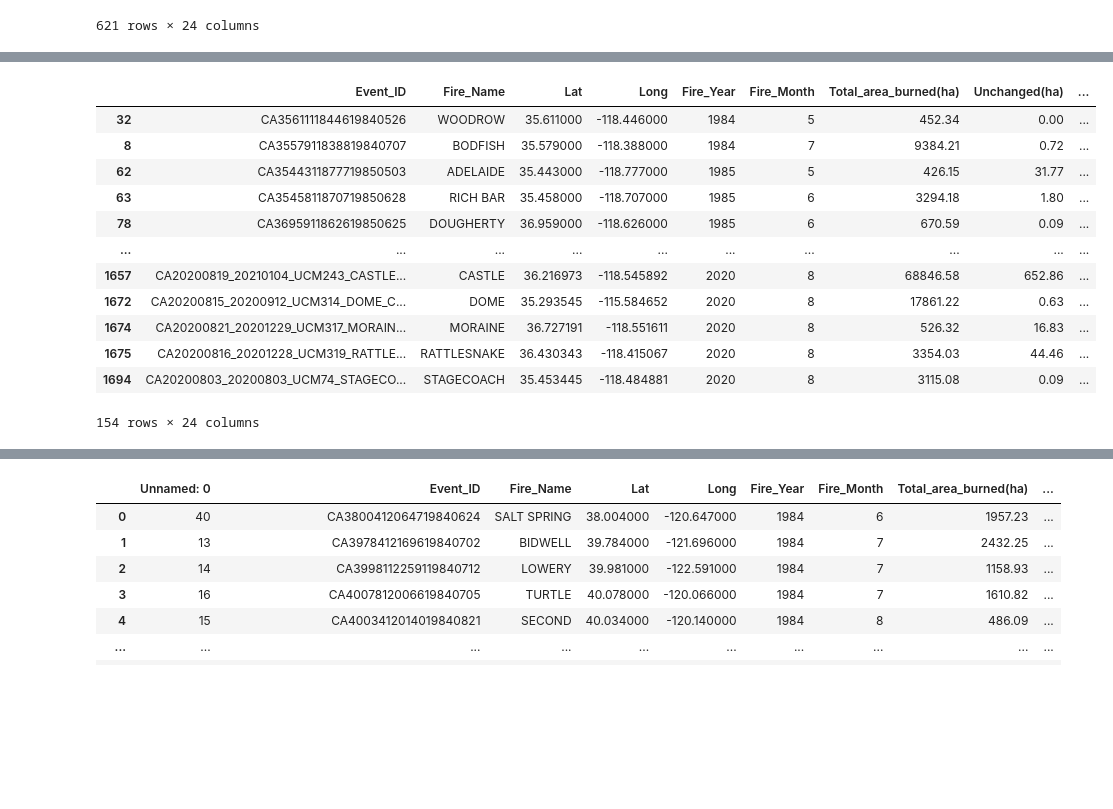
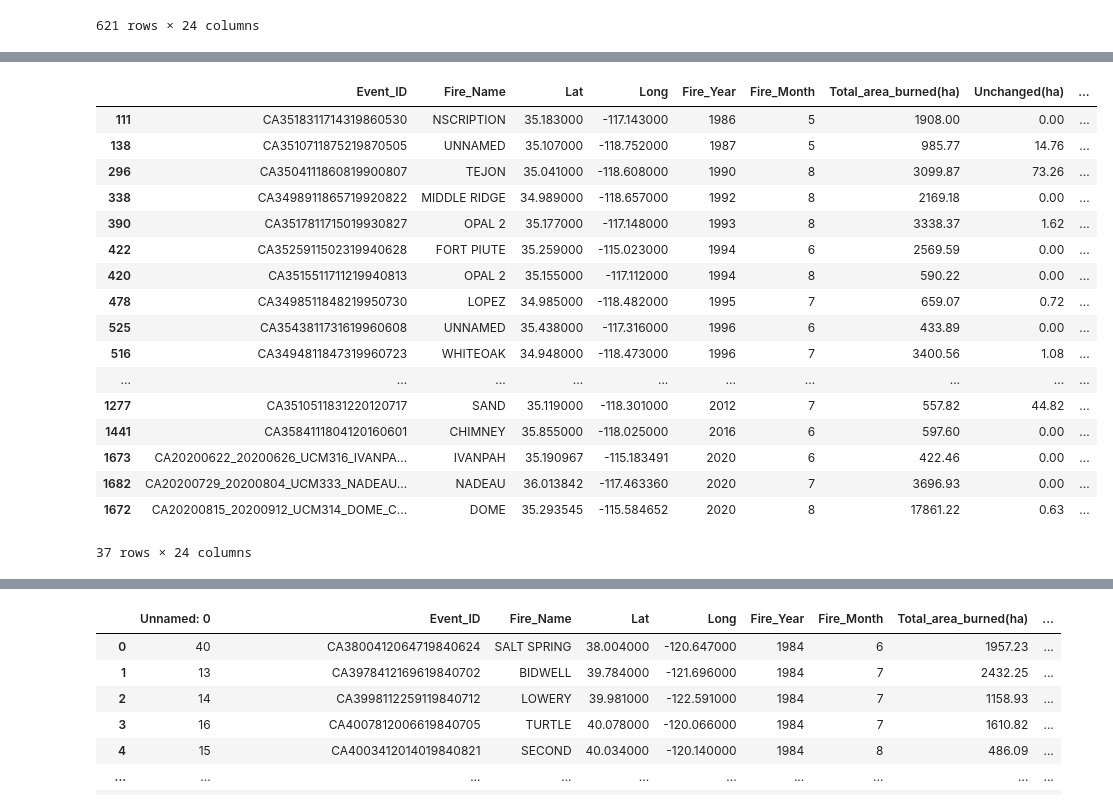
Before and after one commit to armonaDC/Winternship-2023, a Jupyter notebook: Final.ipynb, the cells around one changed output, grey strips where cells are left out. Drawn from its saved outputs; the diff is of its cells as text; code cells hidden in the pictures; blank space fills up the shorter version.

Commit message:
fixed regions for TSLF
there were conflicting rows of data that needed to be resolved

```diff
--- a/Final.ipynb
+++ b/Final.ipynb
@@ -14,6 +14,8 @@ data.sort_values(by=["Fire_Year","Fire_Month"], inplace=True)
 newdata = data[(data["Lat"] < 42.000) & (data["Lat"] > 37.827) & (data["Long"] > -124.000) & (data["Long"] < -119.997)]
 #Region 1: filter all the index satisfied the condition of long and lat
 newdata.to_csv('./region_1.csv')
+data.drop(index=newdata.index, inplace=True)
+
 newdata
 
 # data.set_index(["Lat","Long"], inplace=True)
@@ -38,6 +40,7 @@ newdata
 #Region 2
 newdata = data[(data["Lat"] < 40.192) & (data["Lat"] > 35.127) & (data["Long"] > -122.192) & (data["Long"] < -118.047)]
 newdata.to_csv('./region_2.csv')
+data.drop(index=newdata.index, inplace=True)
 newdata
 # %% [output]
 |  | Event_ID | Fire_Name | Lat | Long | Fire_Year | Fire_Month | Total_area_burned(ha) | Unchanged(ha) | ... |
@@ -56,22 +59,28 @@ newdata
 # %%
 #Region 3
 newdata = data[(data["Lat"] < 37.424) & (data["Lat"] > 34.806) & (data["Long"] > -118.818) & (data["Long"] < -114.134)]
 newdata.to_csv('./region_3.csv')
+data.drop(index=newdata.index, inplace=True)
 newdata
 # %% [output]
 |  | Event_ID | Fire_Name | Lat | Long | Fire_Year | Fire_Month | Total_area_burned(ha) | Unchanged(ha) | ... |
-| 32 | CA3561111844619840526 | WOODROW | 35.611000 | -118.446000 | 1984 | 5 | 452.34 | 0.00 | ... |
-| 8 | CA3557911838819840707 | BODFISH | 35.579000 | -118.388000 | 1984 | 7 | 9384.21 | 0.72 | ... |
-| 62 | CA3544311877719850503 | ADELAIDE | 35.443000 | -118.777000 | 1985 | 5 | 426.15 | 31.77 | ... |
-| 63 | CA3545811870719850628 | RICH BAR | 35.458000 | -118.707000 | 1985 | 6 | 3294.18 | 1.80 | ... |
-| 78 | CA3695911862619850625 | DOUGHERTY | 36.959000 | -118.626000 | 1985 | 6 | 670.59 | 0.09 | ... |
+| 111 | CA3518311714319860530 | NSCRIPTION | 35.183000 | -117.143000 | 1986 | 5 | 1908.00 | 0.00 | ... |
+| 138 | CA3510711875219870505 | UNNAMED | 35.107000 | -118.752000 | 1987 | 5 | 985.77 | 14.76 | ... |
+| 296 | CA3504111860819900807 | TEJON | 35.041000 | -118.608000 | 1990 | 8 | 3099.87 | 73.26 | ... |
+| 338 | CA3498911865719920822 | MIDDLE RIDGE | 34.989000 | -118.657000 | 1992 | 8 | 2169.18 | 0.00 | ... |
+| 390 | CA3517811715019930827 | OPAL 2 | 35.177000 | -117.148000 | 1993 | 8 | 3338.37 | 1.62 | ... |
+| 422 | CA3525911502319940628 | FORT PIUTE | 35.259000 | -115.023000 | 1994 | 6 | 2569.59 | 0.00 | ... |
+| 420 | CA3515511711219940813 | OPAL 2 | 35.155000 | -117.112000 | 1994 | 8 | 590.22 | 0.00 | ... |
+| 478 | CA3498511848219950730 | LOPEZ | 34.985000 | -118.482000 | 1995 | 7 | 659.07 | 0.72 | ... |
+| 525 | CA3543811731619960608 | UNNAMED | 35.438000 | -117.316000 | 1996 | 6 | 433.89 | 0.00 | ... |
+| 516 | CA3494811847319960723 | WHITEOAK | 34.948000 | -118.473000 | 1996 | 7 | 3400.56 | 1.08 | ... |
 | ... | ... | ... | ... | ... | ... | ... | ... | ... | ... |
-| 1657 | CA20200819_20210104_UCM243_CASTLE... | CASTLE | 36.216973 | -118.545892 | 2020 | 8 | 68846.58 | 652.86 | ... |
+| 1277 | CA3510511831220120717 | SAND | 35.119000 | -118.301000 | 2012 | 7 | 557.82 | 44.82 | ... |
+| 1441 | CA3584111804120160601 | CHIMNEY | 35.855000 | -118.025000 | 2016 | 6 | 597.60 | 0.00 | ... |
+| 1673 | CA20200622_20200626_UCM316_IVANPA... | IVANPAH | 35.190967 | -115.183491 | 2020 | 6 | 422.46 | 0.00 | ... |
+| 1682 | CA20200729_20200804_UCM333_NADEAU... | NADEAU | 36.013842 | -117.463360 | 2020 | 7 | 3696.93 | 0.00 | ... |
 | 1672 | CA20200815_20200912_UCM314_DOME_C... | DOME | 35.293545 | -115.584652 | 2020 | 8 | 17861.22 | 0.63 | ... |
-| 1674 | CA20200821_20201229_UCM317_MORAIN... | MORAINE | 36.727191 | -118.551611 | 2020 | 8 | 526.32 | 16.83 | ... |
-| 1675 | CA20200816_20201228_UCM319_RATTLE... | RATTLESNAKE | 36.430343 | -118.415067 | 2020 | 8 | 3354.03 | 44.46 | ... |
-| 1694 | CA20200803_20200803_UCM74_STAGECO... | STAGECOACH | 35.453445 | -118.484881 | 2020 | 8 | 3115.08 | 0.09 | ... |
-154 rows × 24 columns
+37 rows × 24 columns
 # %%
 data1 = pd.read_csv("./region_1.csv")
 data2 = pd.read_csv("./region_2.csv")
```
Also changed, not shown: parts of 5 cells of this notebook, 5 other files.
